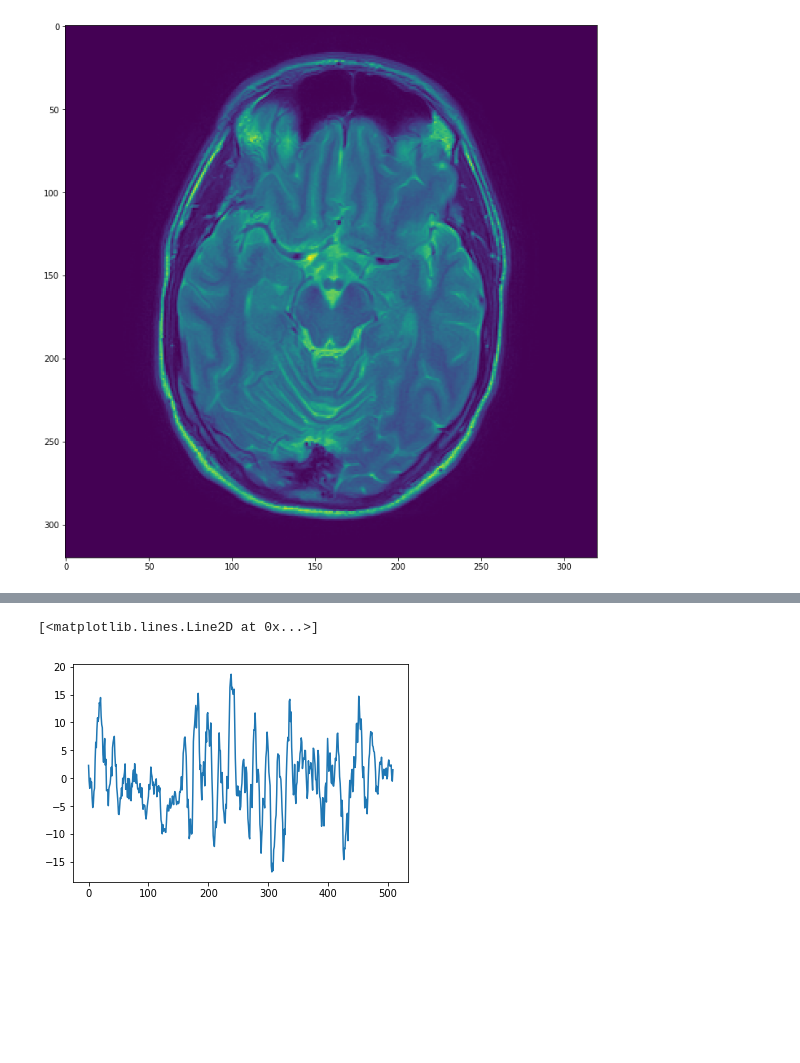
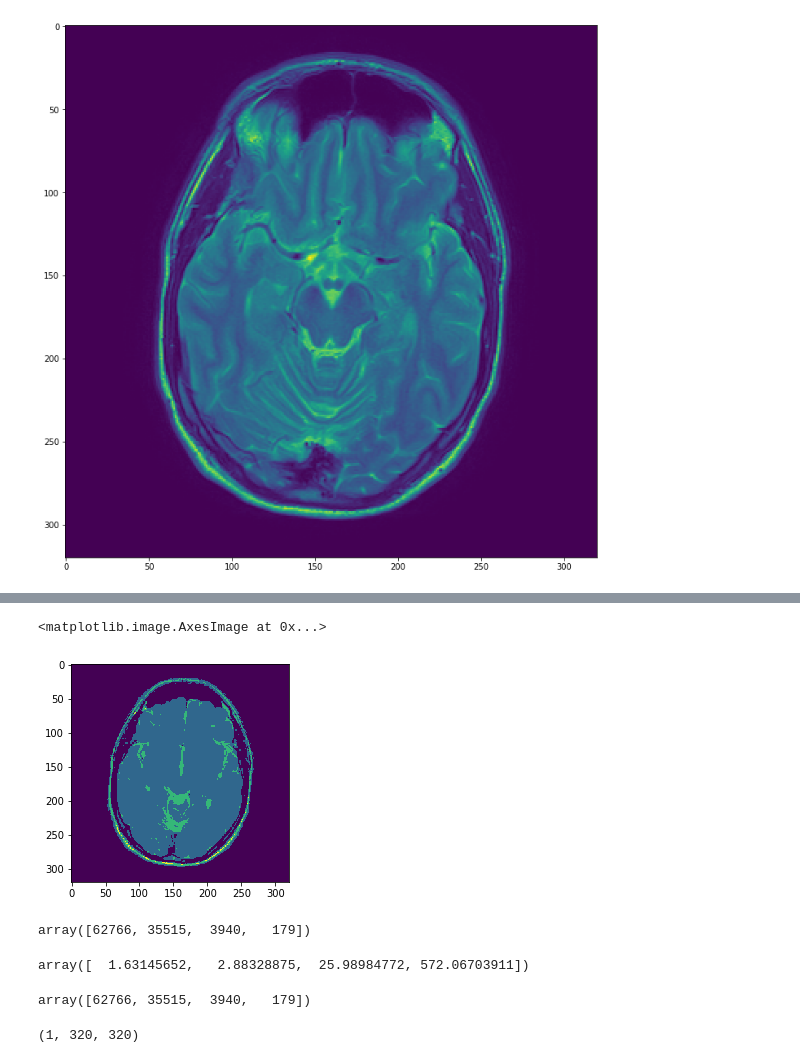
Before and after one commit to Ilya-Muromets/AutoMRF, a Jupyter notebook: test.ipynb, the cells around one changed output, grey strips where cells are left out. Drawn from its saved outputs; the diff is of its cells as text; code cells hidden in the pictures; blank space fills up the shorter version.

```diff
--- a/test.ipynb
+++ b/test.ipynb
@@ -82,5 +32,27 @@ b = np.mean(test1[:,150,150])
-# %%
-plt.plot(np.convolve(test1[:,150,150]-(b/a)*test1[:,0,0],np.ones(10)))
-# %% [output]
-[<matplotlib.lines.Line2D at 0x...>]
-[figure, removed]
+# %%
+f = np.load("/mikQNAP/augmented_data/T2w/T2_norm_volunteer1_2.npy")
+# %%
+f = (f-f.min())
+f = f/f.max()
+f = np.round(3*f, 0).astype(np.int)
+# %%
+plt.imshow(f[0])
+# %% [output]
+<matplotlib.image.AxesImage at 0x...>
+[figure, added]
+# %%
+np.unique(f, return_counts=True)[1]
+# %% [output]
+array([62766, 35515,  3940,   179])
+# %%
+1/(counts/np.sum(counts))
+# %% [output]
+array([  1.63145652,   2.88328875,  25.98984772, 572.06703911])
+# %%
+counts
+# %% [output]
+array([62766, 35515,  3940,   179])
+# %%
+f.shape
+# %% [output]
+(1, 320, 320)
```
Also changed, not shown: parts of 13 cells of this notebook, 6 other files.
